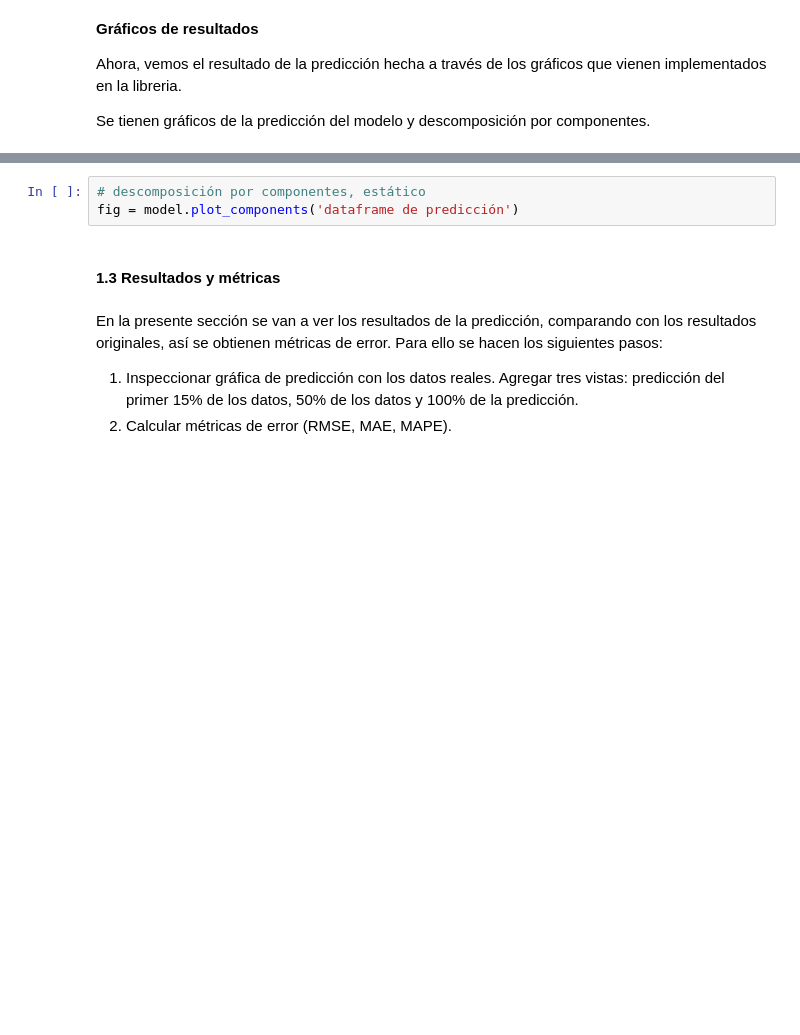
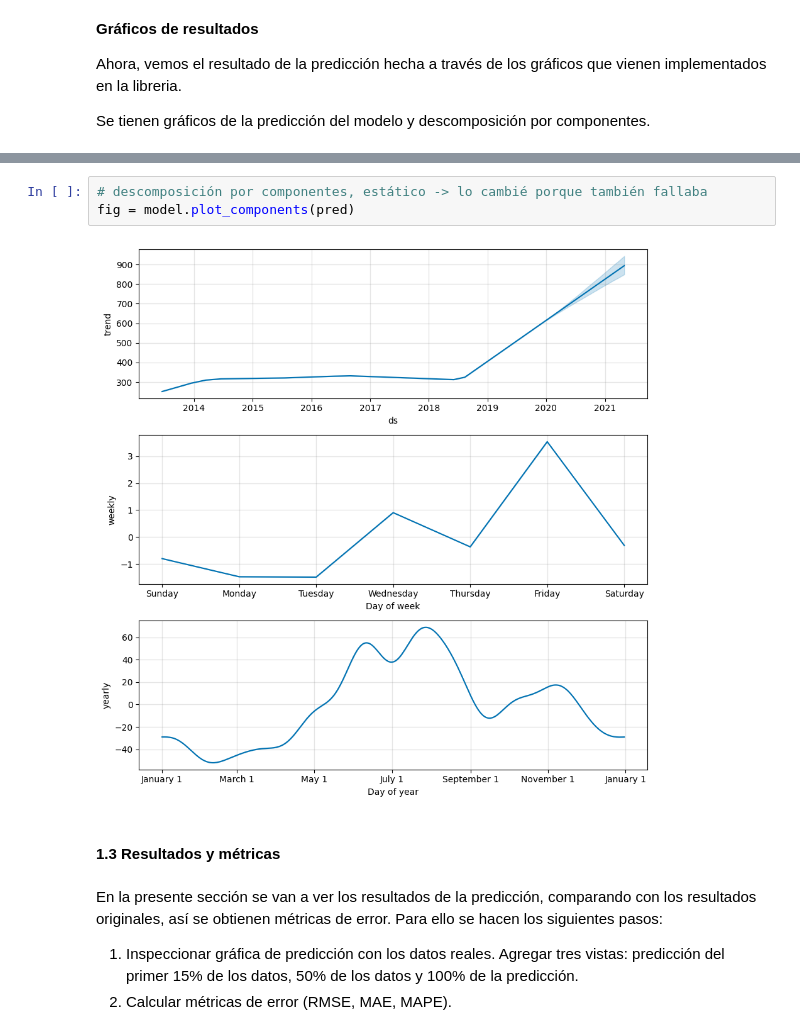
Before and after one commit to BenjaminAnguloCaro/MDS7202, a Jupyter notebook: enunciado_lab8.ipynb, the cells around one changed output, grey strips where cells are left out. Cells and saved outputs as stored; diff of their text form; blank space fills up the shorter version.

```diff
--- a/enunciado_lab8.ipynb
+++ b/enunciado_lab8.ipynb
@@ -339,6 +383,8 @@ plt.show()
 # %%
-# descomposición por componentes, estático
-fig = model.plot_components('dataframe de predicción')
+# descomposición por componentes, estático -> lo cambié porque también fallaba
+fig = model.plot_components(pred)
+# %% [output]
+[figure, added]
 # %% [markdown]
 #### **1.3 Resultados y métricas**
 # %% [markdown]
```
Also changed, not shown: parts of 9 cells of this notebook.
